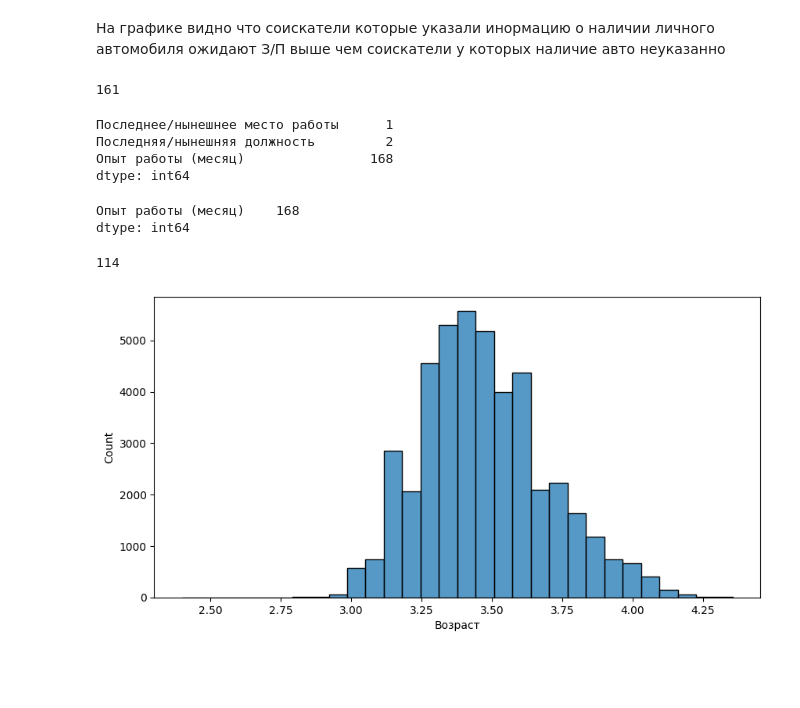
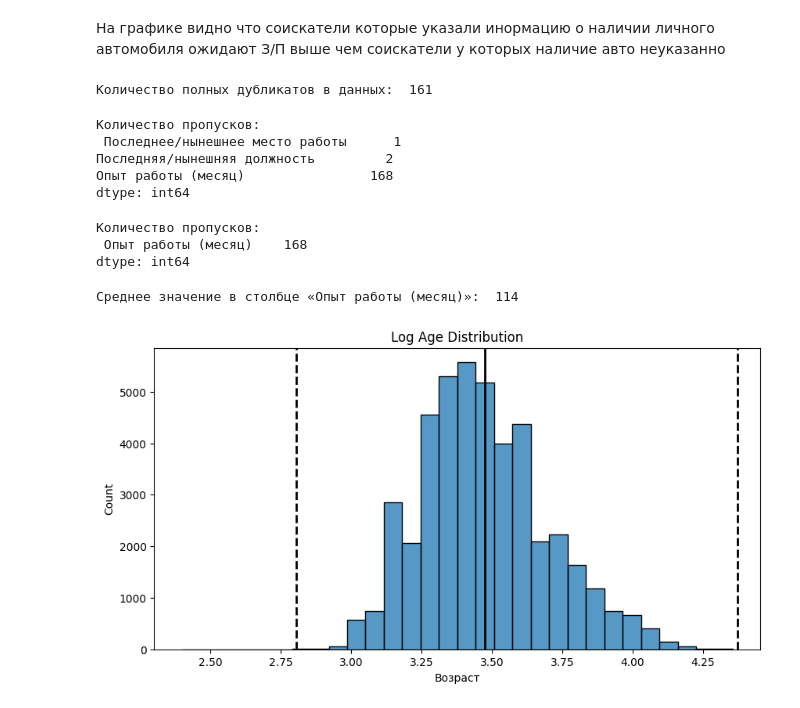
Before and after one commit to smoke0leg/project_01, a Jupyter notebook: project01.ipynb, the cells around one changed output. Saved outputs shown, nothing was run; the diff lists cells and outputs as text; code cells hidden in the pictures; blank space fills up the shorter version.

Commit message:
Adding new comments, print description an README

```diff
--- a/project01.ipynb
+++ b/project01.ipynb
@@ -408,37 +409,39 @@ See the caveats in the documentation: https://pandas.pydata.org/pandas-docs/stab
 На графике видно что соискатели которые указали инормацию о наличии личного автомобиля ожидают З/П выше чем соискатели у которых наличие авто неуказанно
 # %%
 # Check for duplicates
-print(hh_df.duplicated().sum())
+print('Количество полных дубликатов в данных: ' ,hh_df.duplicated().sum())
 # Cleaning data from duplicates
 hh_df = hh_df.drop_duplicates()
 # %% [output]
-161
+Количество полных дубликатов в данных:  161
 # %%
 # Check data for duplicates
 null_data = hh_df.isna().sum()
-print(null_data[null_data > 0])
+print('Количество пропусков: \n', null_data[null_data > 0])
 # Cleaning data from gaps
 hh_df = hh_df.dropna(subset='Последнее/нынешнее место работы')
 hh_df = hh_df.dropna(subset='Последняя/нынешняя должность')
 # %% [output]
-Последнее/нынешнее место работы      1
+Количество пропусков:
+ Последнее/нынешнее место работы      1
 Последняя/нынешняя должность         2
 Опыт работы (месяц)                168
 dtype: int64
 # %%
 # Checking gaps after cleaning
 null_data = hh_df.isna().sum()
-display(null_data[null_data > 0])
+print('Количество пропусков: \n' ,null_data[null_data > 0])
 # Changing gaps in job experience to median value
 hh_df = hh_df.fillna({'Опыт работы (месяц)': hh_df['Опыт работы (месяц)'].median()})
 # %% [output]
-Опыт работы (месяц)    168
+Количество пропусков:
+ Опыт работы (месяц)    168
 dtype: int64
 # %%
 # Displaying data for answering on questions
-print(round(hh_df['Опыт работы (месяц)'].mean()))
+print('Среднее значение в столбце «Опыт работы (месяц)»: ', round(hh_df['Опыт работы (месяц)'].mean()))
 # %% [output]
-114
+Среднее значение в столбце «Опыт работы (месяц)»:  114
 # %%
 # Cleaning from outliers
 outliers = hh_df[(hh_df['ЗП руб'] > 1000000) | (hh_df['ЗП руб'] < 1000)]
@@ -448,25 +451,10 @@ hh_df = hh_df.drop(outliers_1.index)
 # %%
 fig, ax = plt.subplots(1, 1, figsize=(10, 5))
 log_age = np.log(hh_df['Возраст'] + 1)
 histplot = sns.histplot(log_age, bins=30, ax=ax)
-# histplot.axvline(log_age.mean(), color='k', lw=2)
-# histplot.axvline(log_age.mean()+ 4 *log_age.std(), color='k', ls='--', lw=2)
-# histplot.axvline(log_age.mean()- 3 *log_age.std(), color='k', ls='--', lw=2)
-# histplot.set_title('Log Age Distribution');
-
-# def outliers_z_score_mod(data, feature, left=3, right=3, log_scale=False):
-#     if log_scale:
-#         x = np.log(data[feature]+1)
-#     else:
-#         x = data[feature]
-#     mu = x.mean()
-#     sigma = x.std()
-#     lower_bound = mu - left * sigma
-#     upper_bound = mu + right * sigma
-#     outliers = data[(x < lower_bound) | (x > upper_bound)]
-#     cleaned = data[(x >= lower_bound) & (x <= upper_bound)]
-#     return outliers, cleaned
-# outliers, cleaned_data = outliers_z_score_mod(hh_df, 'Возраст', left=3,  right=4, log_scale=True)
-# print(outliers.shape[0])
+histplot.axvline(log_age.mean(), color='k', lw=2)
+histplot.axvline(log_age.mean()+ 4 *log_age.std(), color='k', ls='--', lw=2)
+histplot.axvline(log_age.mean()- 3 *log_age.std(), color='k', ls='--', lw=2)
+histplot.set_title('Log Age Distribution');
 # %% [output]
-[figure, old version]
+[figure, new version]
```
Also changed, not shown: parts of 11 cells of this notebook, 1 other file.
